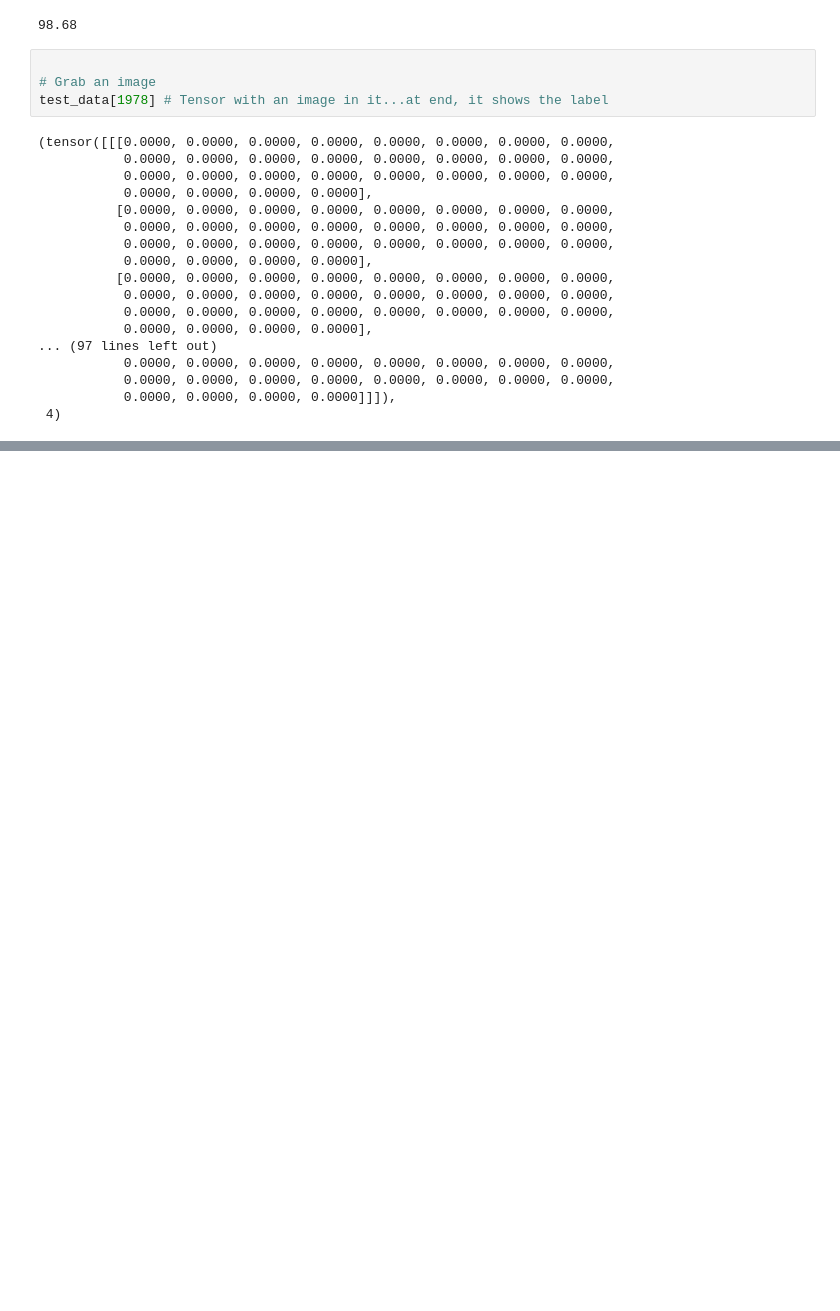
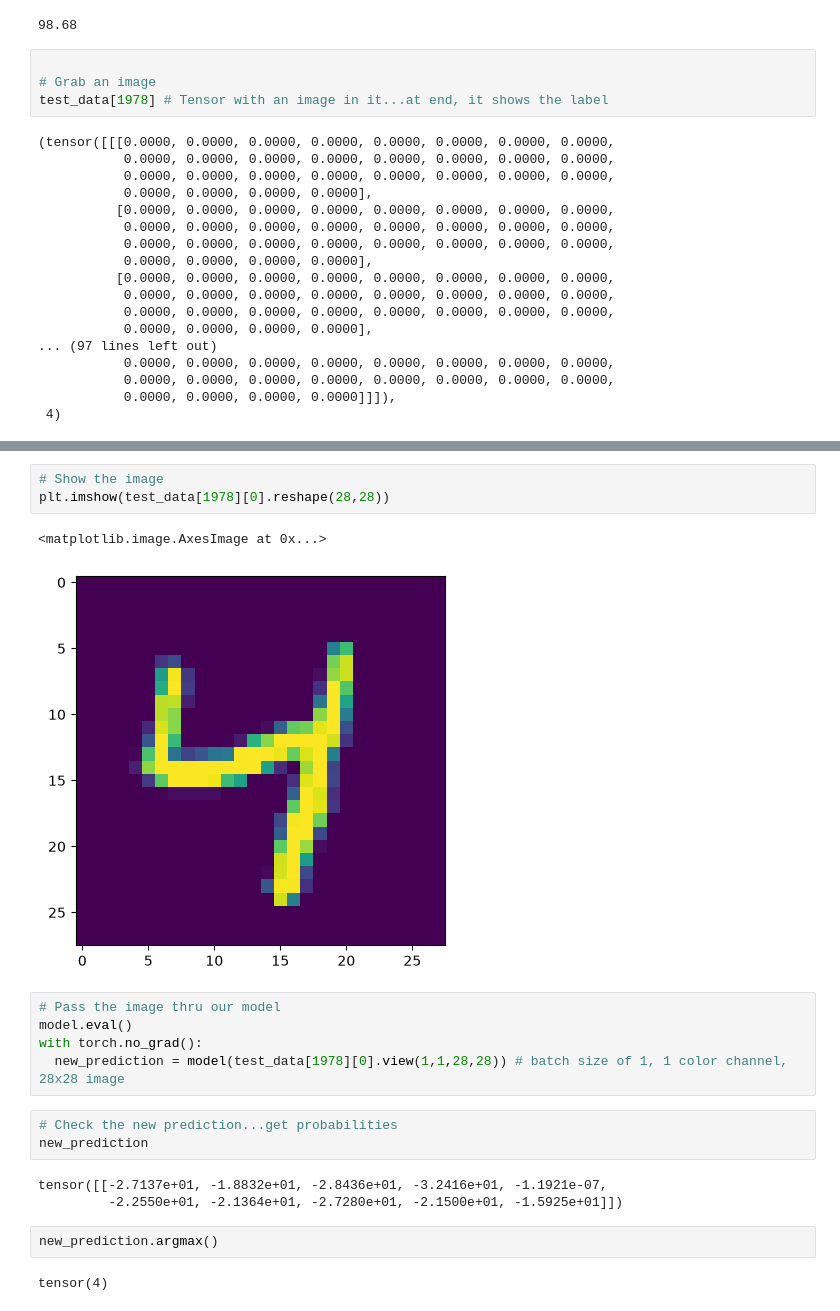
Before and after one commit to AravindKKrishna/CNN_MINST_DATASET, a Jupyter notebook: cnn.ipynb, the cells around one changed output, grey strips where cells are left out. Cells and saved outputs as stored; diff of their text form; blank space fills up the shorter version.

Commit message:
tested with test day and the model performs well

```diff
--- a/cnn.ipynb
+++ b/cnn.ipynb
@@ -324,0 +369,21 @@ test_data[1978] # Tensor with an image in it...at end, it shows the label
+# %%
+# Show the image
+plt.imshow(test_data[1978][0].reshape(28,28))
+# %% [output]
+<matplotlib.image.AxesImage at 0x...>
+[figure, added]
+# %%
+# Pass the image thru our model
+model.eval()
+with torch.no_grad():
+  new_prediction = model(test_data[1978][0].view(1,1,28,28)) # batch size of 1, 1 color channel, 28x28 image
+# %%
+# Check the new prediction...get probabilities
+new_prediction
+# %% [output]
+tensor([[-2.7137e+01, -1.8832e+01, -2.8436e+01, -3.2416e+01, -1.1921e-07,
+         -2.2550e+01, -2.1364e+01, -2.7280e+01, -2.1500e+01, -1.5925e+01]])
+# %%
+new_prediction.argmax()
+# %% [output]
+tensor(4)
```
Also changed, not shown: parts of 2 cells of this notebook.
